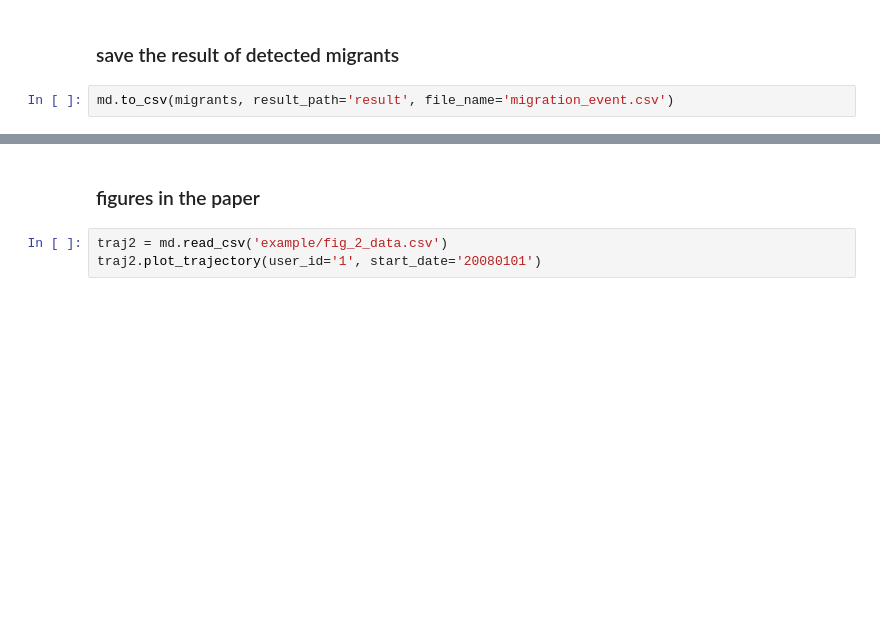
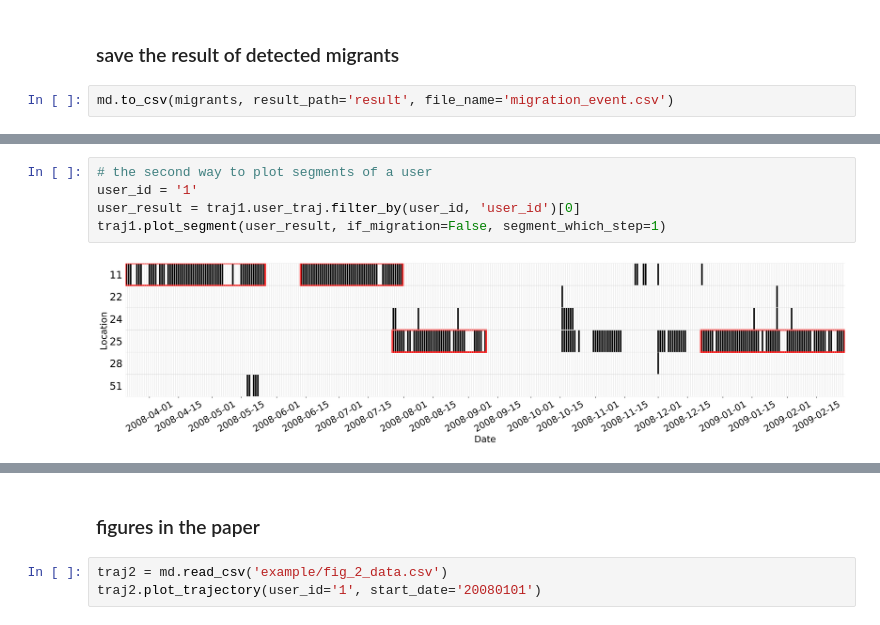
Before and after one commit to g-chi/migration_detector, a Jupyter notebook: demo.ipynb, the cells around one changed output, grey strips where cells are left out. Drawn from its saved outputs; the diff is of its cells as text; blank space fills up the shorter version.

```diff
--- a/demo.ipynb
+++ b/demo.ipynb
@@ -56,0 +79,7 @@ md.to_csv(migrants, result_path='result', file_name='migration_event.csv')
+# %%
+# the second way to plot segments of a user
+user_id = '1'
+user_result = traj1.user_traj.filter_by(user_id, 'user_id')[0]
+traj1.plot_segment(user_result, if_migration=False, segment_which_step=1)
+# %% [output]
+[figure, added]
```
Also changed, not shown: parts of 13 cells of this notebook, 1 other file.
